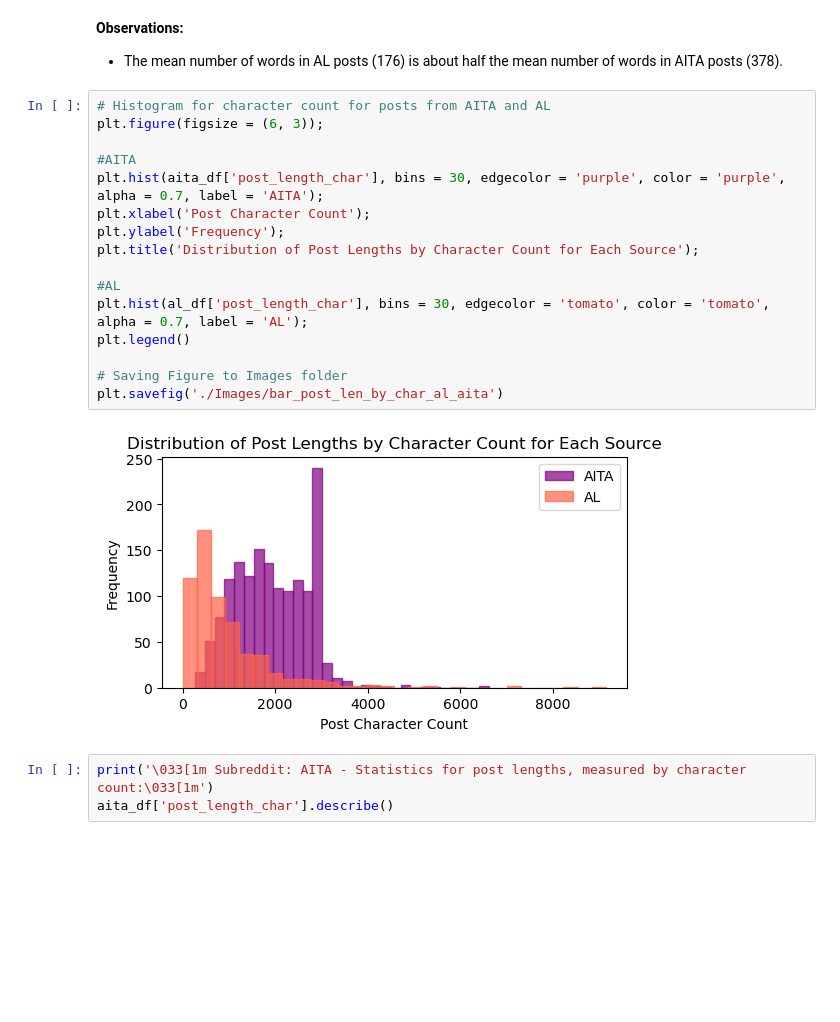
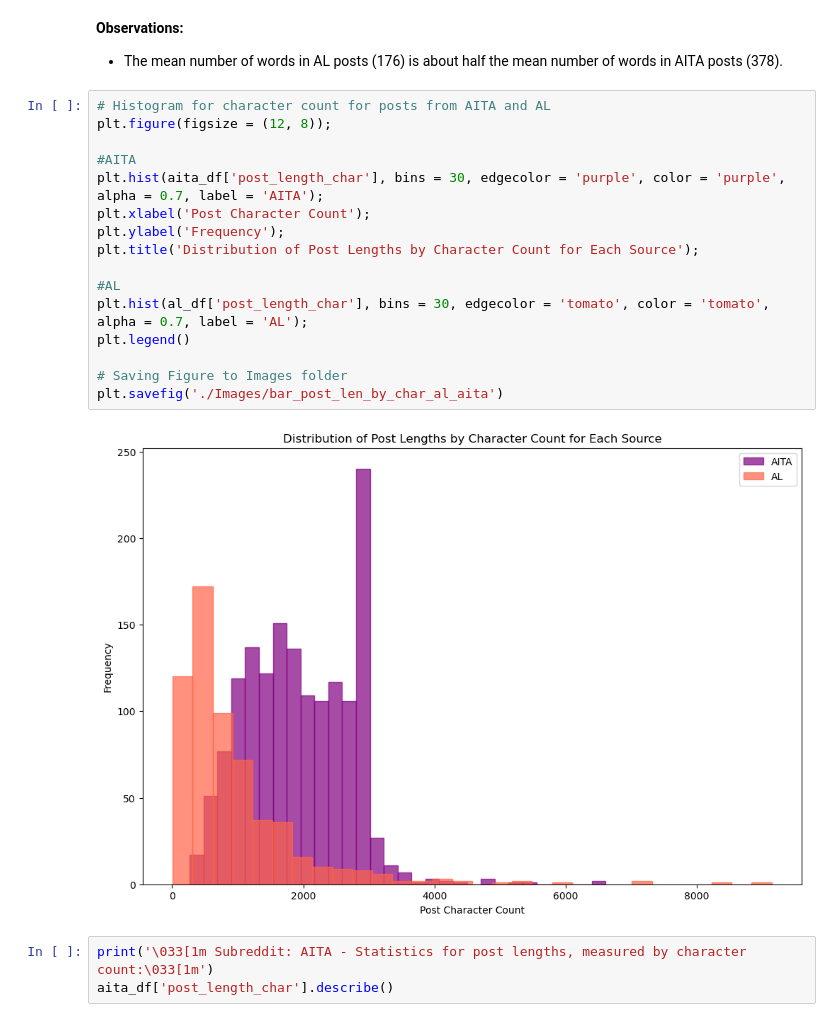
Before and after one commit to MartaFuentesF/NLP_classification_reddit_posts, a Jupyter notebook: 02_Cleaning_and_EDA.ipynb, the cells around one changed output. Cells and saved outputs as stored; diff of their text form; blank space fills up the shorter version.

```diff
--- a/02_Cleaning_and_EDA.ipynb
+++ b/02_Cleaning_and_EDA.ipynb
@@ -343,22 +343,22 @@ Name: post_word_count, dtype: float64
 * The mean number of words in AL posts (176) is about half the mean number of words in AITA posts (378).
 # %%
 # Histogram for character count for posts from AITA and AL
-plt.figure(figsize = (6, 3));
+plt.figure(figsize = (12, 8));
 
 #AITA
 plt.hist(aita_df['post_length_char'], bins = 30, edgecolor = 'purple', color = 'purple', alpha = 0.7, label = 'AITA');
 plt.xlabel('Post Character Count');
 plt.ylabel('Frequency');
 plt.title('Distribution of Post Lengths by Character Count for Each Source');
 
 #AL
 plt.hist(al_df['post_length_char'], bins = 30, edgecolor = 'tomato', color = 'tomato', alpha = 0.7, label = 'AL');
 plt.legend()
 
 # Saving Figure to Images folder
 plt.savefig('./Images/bar_post_len_by_char_al_aita')
 # %% [output]
-[figure, old version]
+[figure, new version]
 # %%
 print('\033[1m Subreddit: AITA - Statistics for post lengths, measured by character count:\033[1m')
 aita_df['post_length_char'].describe()
```
Also changed, not shown: parts of 3 cells of this notebook, 6 other files.
